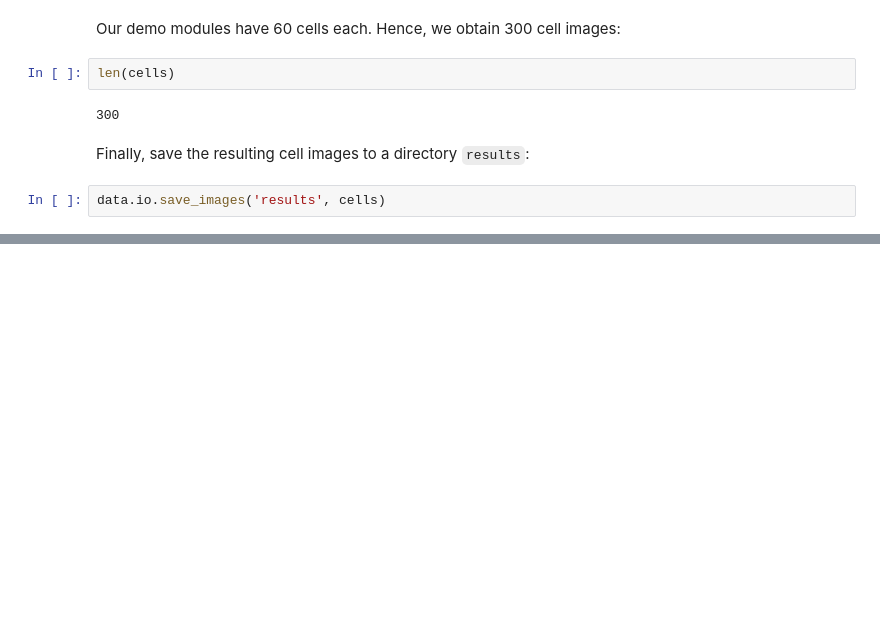
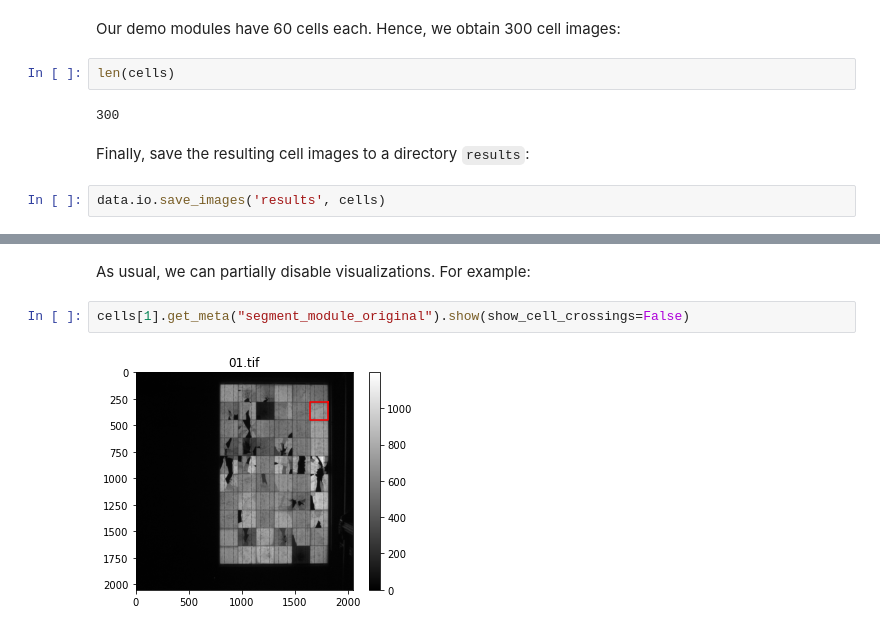
Before and after one commit to ma0ho/pvinspect, a Jupyter notebook: examples/20191015_module-detection-segmentation.ipynb, the cells around one changed output, grey strips where cells are left out. Cells and saved outputs as stored; diff of their text form; blank space fills up the shorter version.

```diff
--- a/examples/20191015_module-detection-segmentation.ipynb
+++ b/examples/20191015_module-detection-segmentation.ipynb
@@ -47,0 +56,6 @@ data.io.save_images('results', cells)
+# %% [markdown]
+As usual, we can partially disable visualizations. For example:
+# %%
+cells[1].get_meta("segment_module_original").show(show_cell_crossings=False)
+# %% [output]
+[figure, added]
```
Also changed, not shown: parts of 3 cells of this notebook, 5 other files.
